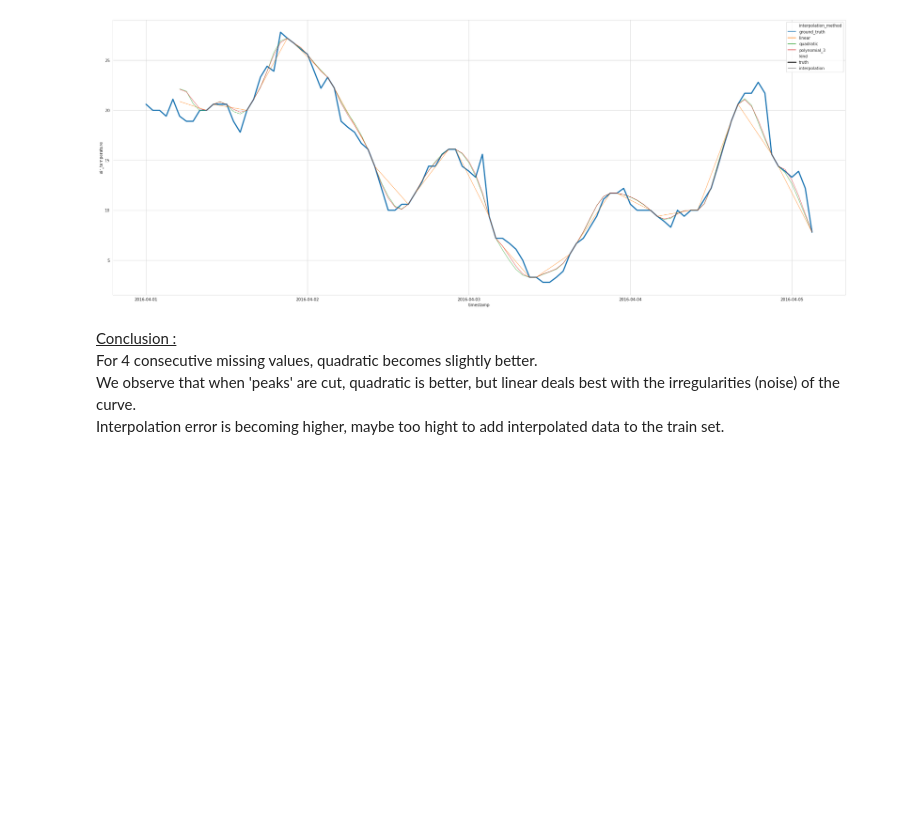
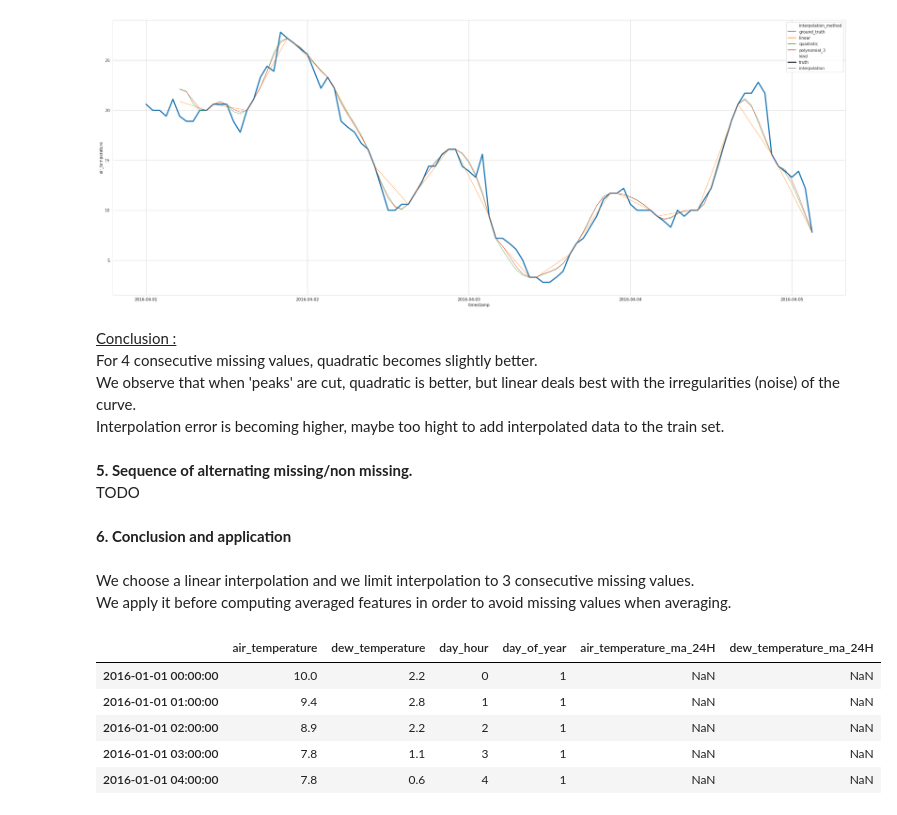
Before and after one commit to edouardArgenson/ASHRAE_great_energy_predictor, a Jupyter notebook: notebooks/missing_data_visualisation_and_processing.ipynb, the cells around one changed output. Cells and saved outputs as stored; diff of their text form; code cells hidden in the pictures; blank space fills up the shorter version.

```diff
--- a/notebooks/missing_data_visualisation_and_processing.ipynb
+++ b/notebooks/missing_data_visualisation_and_processing.ipynb
@@ -773,3 +784,60 @@ plot_interpolations(df_interp_air_T, 'air_temperature', 100, methods_to_plot=top
 <u>Conclusion :</u><br>For 4 consecutive missing values, quadratic becomes slightly better.<br>
 We observe that when 'peaks' are cut, quadratic is better, but linear deals best with the irregularities (noise) of the curve.<br>
 Interpolation error is becoming higher, maybe too hight to add interpolated data to the train set.
+# %% [markdown]
+<b>5. Sequence of alternating missing/non missing.</b><br>
+TODO
+# %% [markdown]
+<b>6. Conclusion and application</b><br>
+<br>
+We choose a linear interpolation and we limit interpolation to 3 consecutive missing values.<br>
+We apply it before computing averaged features in order to avoid missing values when averaging.
+# %%
+# Loads weather data
+raw_df_weather = pd.read_csv(data_folder_path + 'weather_train.csv',
+                 parse_dates=['timestamp'], index_col=['site_id', 'timestamp'])
+
+b_df_weather = raw_df_weather.loc[(this_site,)]
+
+# keep only air_temperature and dew_temperature
+b_df_weather.drop(
+    ['precip_depth_1_hr', 'sea_level_pressure', 'wind_direction', 'wind_speed', 'cloud_coverage'],
+    axis=1,
+    inplace=True
+)
+
+# Clean timestamps index.
+clean_index = pd.date_range(start=b_df_weather.index.min(), end=b_df_weather.index.max(), freq='H')
+b_df_weather = b_df_weather.reindex(index=clean_index, copy=True)
+
+
+# Interpolate missing values.
+b_df_weather.interpolate(method='linear', limit=3, inplace=True)
+
+# Build time features
+b_df_weather['day_hour'] = b_df_weather.index.to_series().dt.hour
+b_df_weather['day_of_year'] = b_df_weather.index.to_series().dt.dayofyear
+
+# Builds averaged weather features.
+
+timeframes = [24]
+features_to_avg = ['air_temperature', 'dew_temperature']
+do_center = False
+
+
+
+for c in features_to_avg:
+    ts = b_df_weather[c]
+    for timeframe in timeframes:
+        shifted_ts = ts.rolling(timeframe, center=do_center).mean()
+        new_col_name = '' + c + '_ma_' + str(timeframe) + 'H'
+        b_df_weather[new_col_name] = shifted_ts
+
+b_df_weather.head()
+# %% [output]
+|  | air_temperature | dew_temperature | day_hour | day_of_year | air_temperature_ma_24H | dew_temperature_ma_24H |
+| 2016-01-01 00:00:00 | 10.0 | 2.2 | 0 | 1 | NaN | NaN |
+| 2016-01-01 01:00:00 | 9.4 | 2.8 | 1 | 1 | NaN | NaN |
+| 2016-01-01 02:00:00 | 8.9 | 2.2 | 2 | 1 | NaN | NaN |
+| 2016-01-01 03:00:00 | 7.8 | 1.1 | 3 | 1 | NaN | NaN |
+| 2016-01-01 04:00:00 | 7.8 | 0.6 | 4 | 1 | NaN | NaN |
```
Also changed, not shown: parts of 17 cells of this notebook.
